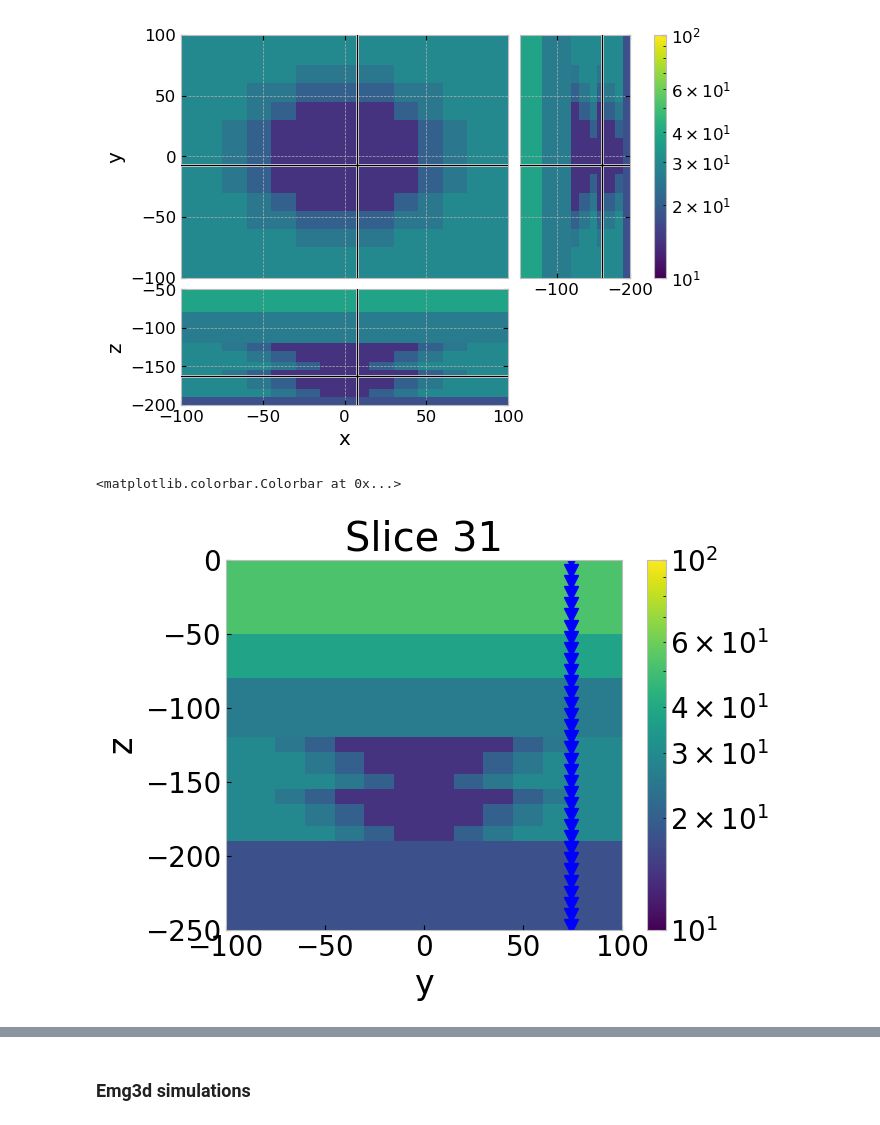
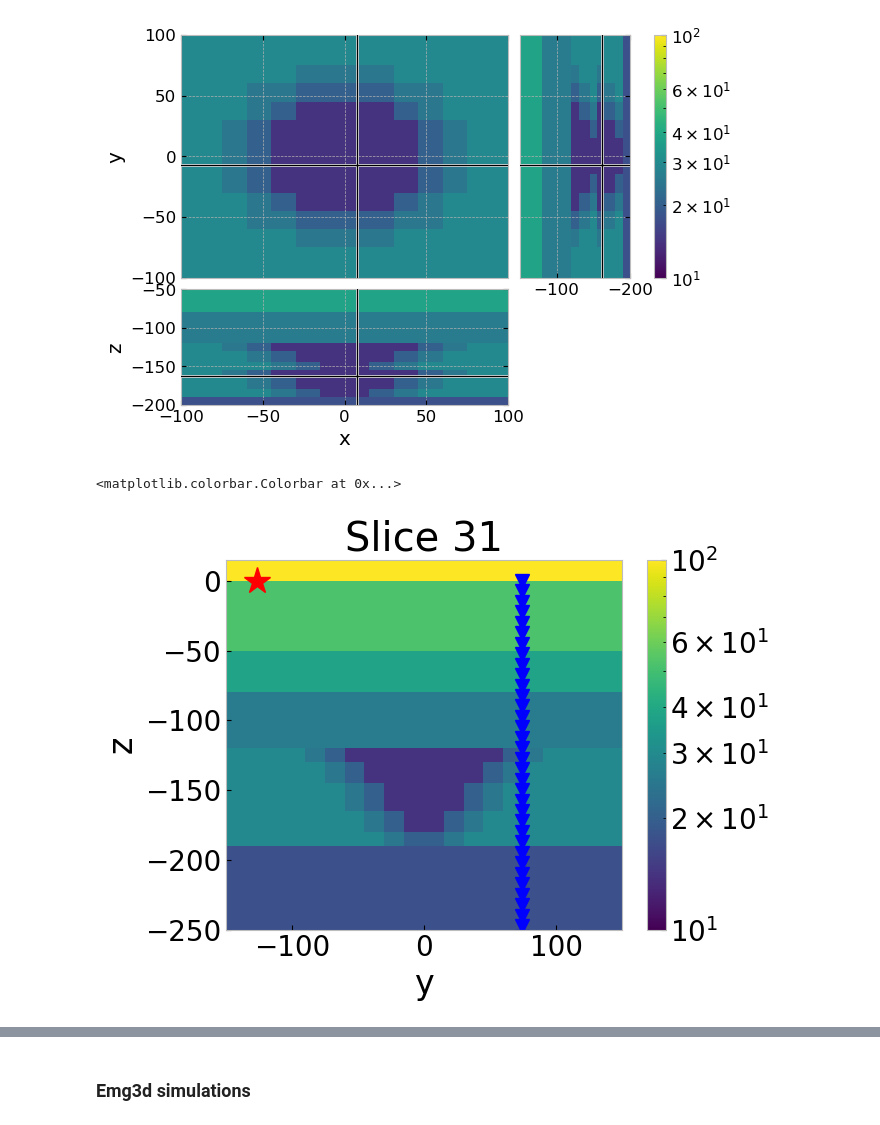
Before and after one commit to SuzannevanNoordt/Delft_HT_ATES_modeling, a Jupyter notebook: 20260904_EM_forward_modeling_v1.ipynb, the cells around one changed output, grey strips where cells are left out. Drawn from its saved outputs; the diff is of its cells as text; code cells hidden in the pictures.

```diff
--- a/20260904_EM_forward_modeling_v1.ipynb
+++ b/20260904_EM_forward_modeling_v1.ipynb
@@ -435,22 +435,22 @@ fig = plt.gcf()
 # %%
 #Focus on the y,z plane
 
 plt.rcParams["font.size"] = 20
 f0 = grid2.plot_slice(
     model_target2.property_x,
     normal = 'X',
     pcolor_opts={'norm': LogNorm(vmin=10, vmax=100)},
-    range_x=[-100, 100],
-    range_y=[-250, 0],
+    range_x=[-150, 150],
+    range_y=[-250, 15],
     slice_loc=-15
 )
 fig = plt.gcf()
 #fig.suptitle('Resistivity model (Ohm.m) and survey layout')
 axs = fig.get_children()
 axs[1].plot(receivers[1], receivers[2], 'bv', markersize = 10)
 axs[1].plot(source[1], source[2], 'r*', markersize = 20)
 axs[1].grid(False)
 fig.colorbar(f0[0], ax=axs[1], location='right')
 # %% [output]
 <matplotlib.colorbar.Colorbar at 0x...>
-[figure, old version]
+[figure, new version]
```
Also changed, not shown: parts of 13 cells of this notebook, 9 other files.
